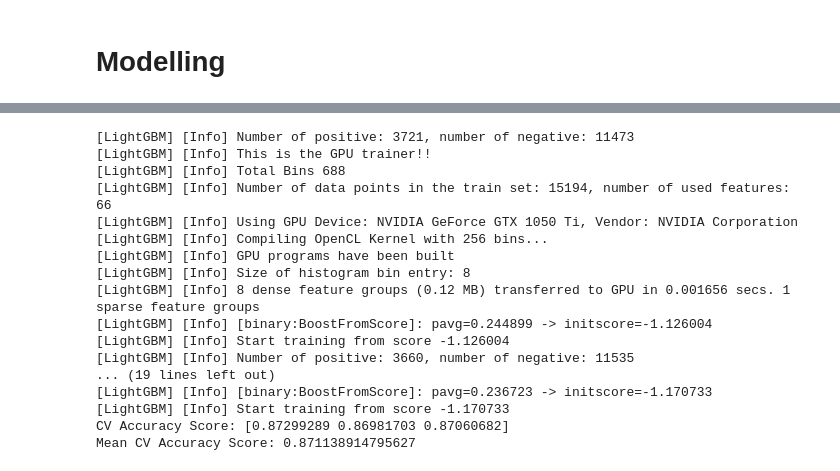
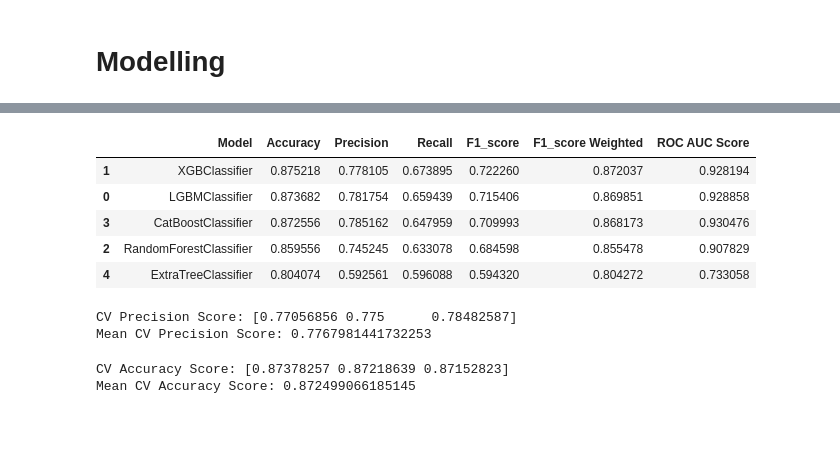
Before and after one commit to zidanqrs/IBM-Machine-Learning-Course, a Jupyter notebook: 3-Supervised-Machine-Learning-Classification/syntax.ipynb, the cells around one changed output, grey strips where cells are left out. Saved outputs shown, nothing was run; the diff lists cells and outputs as text; code cells hidden in the pictures; blank space fills up the shorter version.

```diff
--- a/3-Supervised-Machine-Learning-Classification/syntax.ipynb
+++ b/3-Supervised-Machine-Learning-Classification/syntax.ipynb
@@ -739,32 +716,42 @@ And if memory is not enough, you can set `force_col_wise=true`.
+# %%
+modelling(X_train, X_val, y_train, y_val)
+# %% [output]
+|  | Model | Accuracy | Precision | Recall | F1_score | F1_score Weighted | ROC AUC Score |
+| 1 | XGBClassifier | 0.875218 | 0.778105 | 0.673895 | 0.722260 | 0.872037 | 0.928194 |
+| 0 | LGBMClassifier | 0.873682 | 0.781754 | 0.659439 | 0.715406 | 0.869851 | 0.928858 |
+| 3 | CatBoostClassifier | 0.872556 | 0.785162 | 0.647959 | 0.709993 | 0.868173 | 0.930476 |
+| 2 | RandomForestClassifier | 0.859556 | 0.745245 | 0.633078 | 0.684598 | 0.855478 | 0.907829 |
+| 4 | ExtraTreeClassifier | 0.804074 | 0.592561 | 0.596088 | 0.594320 | 0.804272 | 0.733058 |
+# %%
+from sklearn.model_selection import KFold, cross_val_score
+from sklearn.metrics import accuracy_score
+from lightgbm import LGBMClassifier
+
+#lgb = LGBMClassifier(device = 'gpu')
+lgb = LGBMClassifier()
+kfold = KFold(n_splits=3, random_state=42, shuffle=True)
+precision_cv_lgb = cross_val_score(lgb, X_train,y_train, cv=kfold, scoring='precision')
+precision_cv_lgb
+print("CV Precision Score:", precision_cv_lgb)
+print("Mean CV Precision Score:", precision_cv_lgb.mean())
+# %% [output]
+CV Precision Score: [0.77056856 0.775      0.78482587]
+Mean CV Precision Score: 0.7767981441732253
 # %%
 from sklearn.model_selection import KFold, cross_val_score
 from sklearn.metrics import accuracy_score
 from lightgbm import LGBMClassifier
 
-lgb = LGBMClassifier(device = 'gpu')
+#lgb = LGBMClassifier(device = 'gpu')
+lgb = LGBMClassifier()
 kfold = KFold(n_splits=3, random_state=42, shuffle=True)
 accuracy_cv_lgb = cross_val_score(lgb, X_train,y_train, cv=kfold, scoring='accuracy')
 accuracy_cv_lgb
 print("CV Accuracy Score:", accuracy_cv_lgb)
 print("Mean CV Accuracy Score:", accuracy_cv_lgb.mean())
 # %% [output]
-[LightGBM] [Info] Number of positive: 3721, number of negative: 11473
-[LightGBM] [Info] This is the GPU trainer!!
-[LightGBM] [Info] Total Bins 688
-[LightGBM] [Info] Number of data points in the train set: 15194, number of used features: 66
-[LightGBM] [Info] Using GPU Device: NVIDIA GeForce GTX 1050 Ti, Vendor: NVIDIA Corporation
-[LightGBM] [Info] Compiling OpenCL Kernel with 256 bins...
-[LightGBM] [Info] GPU programs have been built
-[LightGBM] [Info] Size of histogram bin entry: 8
-[LightGBM] [Info] 8 dense feature groups (0.12 MB) transferred to GPU in 0.001656 secs. 1 sparse feature groups
-[LightGBM] [Info] [binary:BoostFromScore]: pavg=0.244899 -> initscore=-1.126004
-[LightGBM] [Info] Start training from score -1.126004
-[LightGBM] [Info] Number of positive: 3660, number of negative: 11535
-... (19 lines left out)
-[LightGBM] [Info] [binary:BoostFromScore]: pavg=0.236723 -> initscore=-1.170733
-[LightGBM] [Info] Start training from score -1.170733
-CV Accuracy Score: [0.87299289 0.86981703 0.87060682]
-Mean CV Accuracy Score: 0.871138914795627
+CV Accuracy Score: [0.87378257 0.87218639 0.87152823]
+Mean CV Accuracy Score: 0.872499066185145
 # %%
 from sklearn.model_selection import KFold, cross_val_score
 from sklearn.metrics import accuracy_score
```
Also changed, not shown: parts of 24 cells of this notebook, 5 other files.
